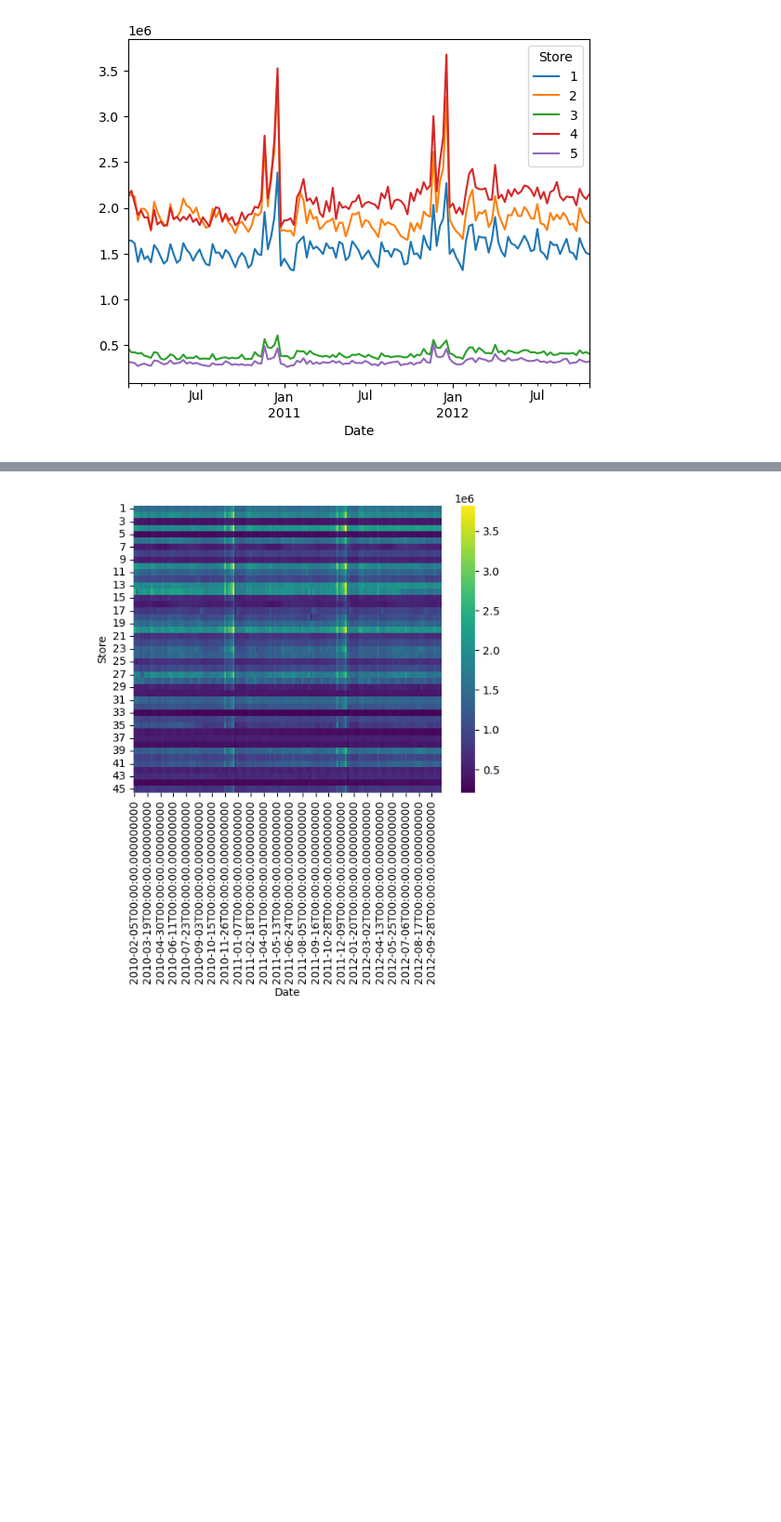
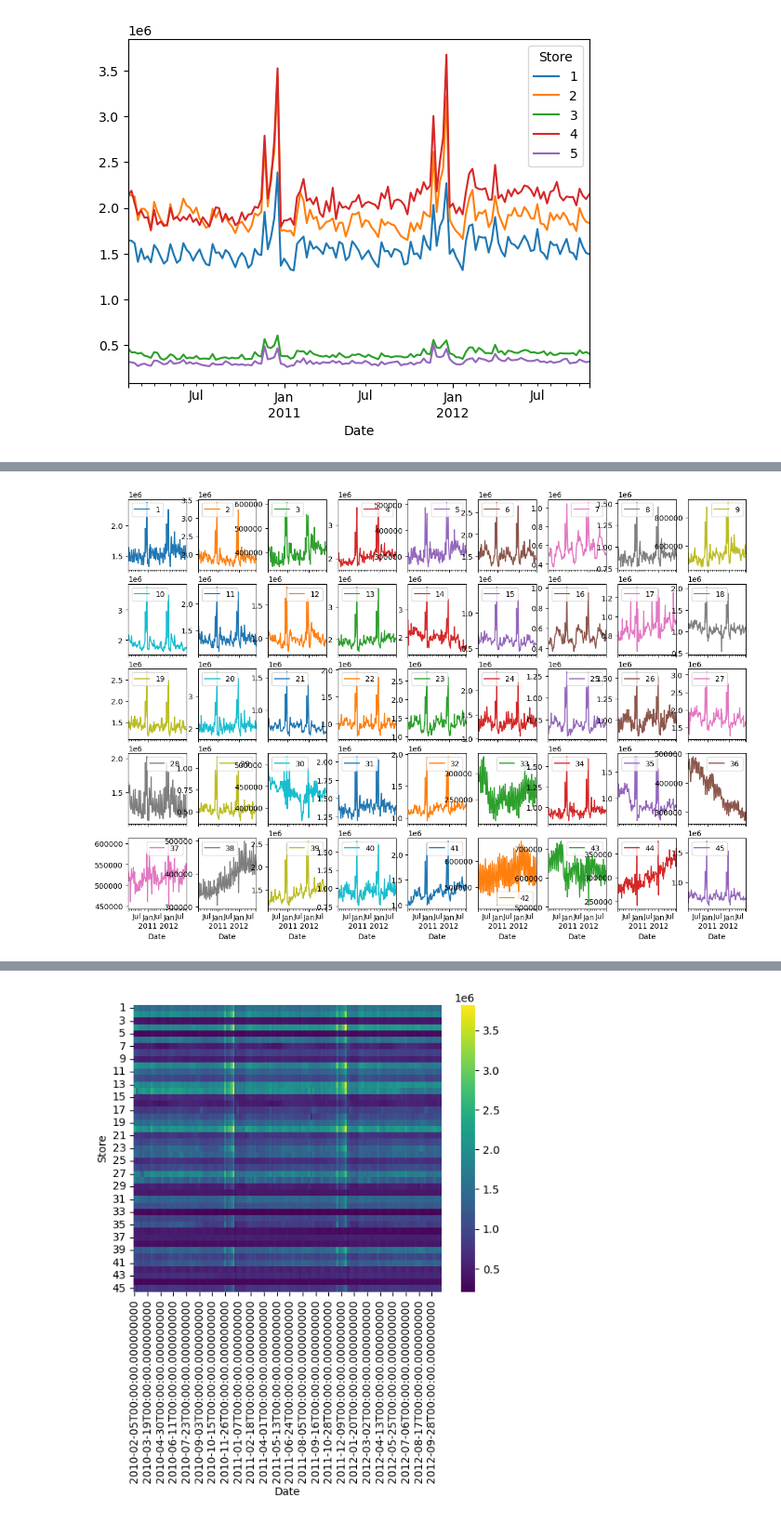
Before and after one commit to KelvynWelsch/exploring_data-science, a Jupyter notebook: analysis.ipynb, the cells around one changed output, grey strips where cells are left out. Shown at 93% size. Cells and saved outputs as stored; diff of their text form; code cells hidden in the pictures; blank space fills up the shorter version.

```diff
--- a/analysis.ipynb
+++ b/analysis.ipynb
@@ -386,0 +601,5 @@ plt.show()
+# %%
+df_pivot.plot(subplots = True, layout=(5, 9), figsize=(15, 10))
+plt.show()
+# %% [output]
+[figure, added]
```
Also changed, not shown: parts of 49 cells of this notebook.
